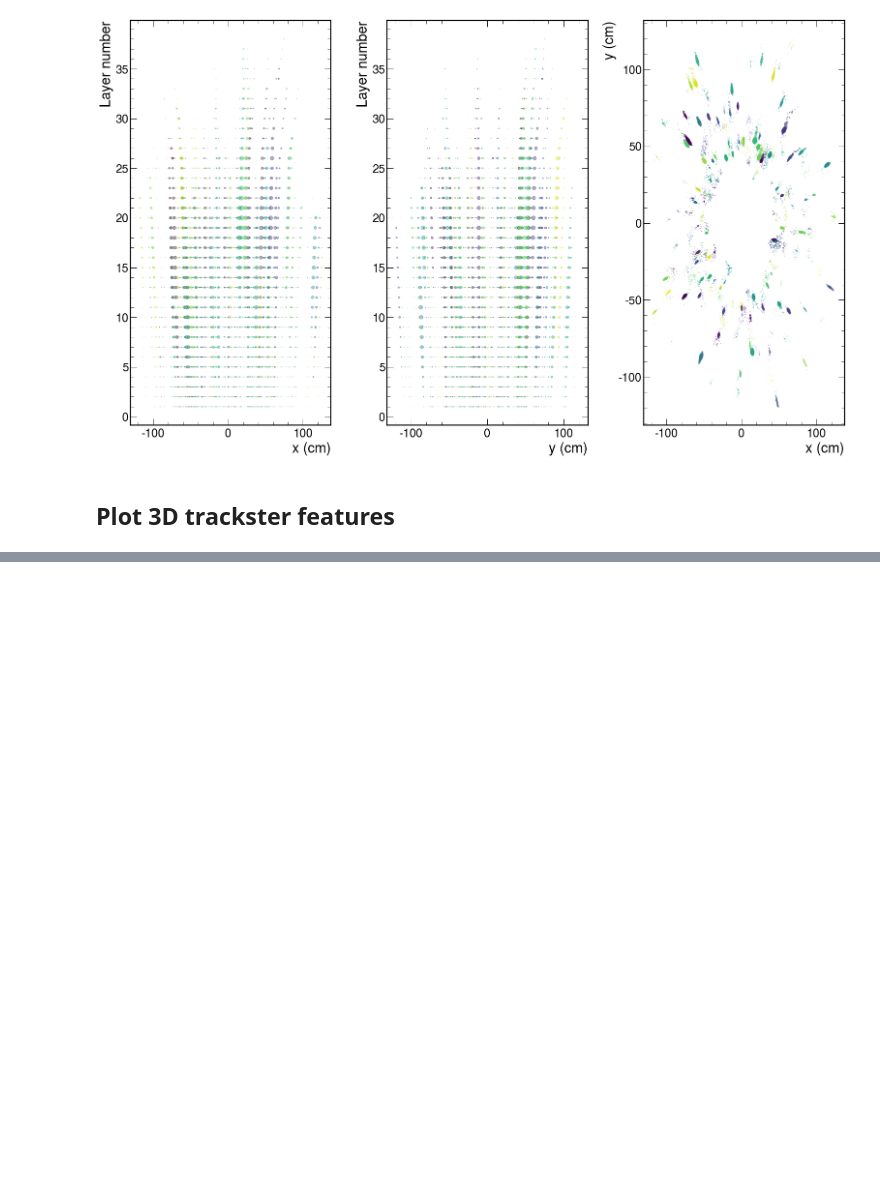
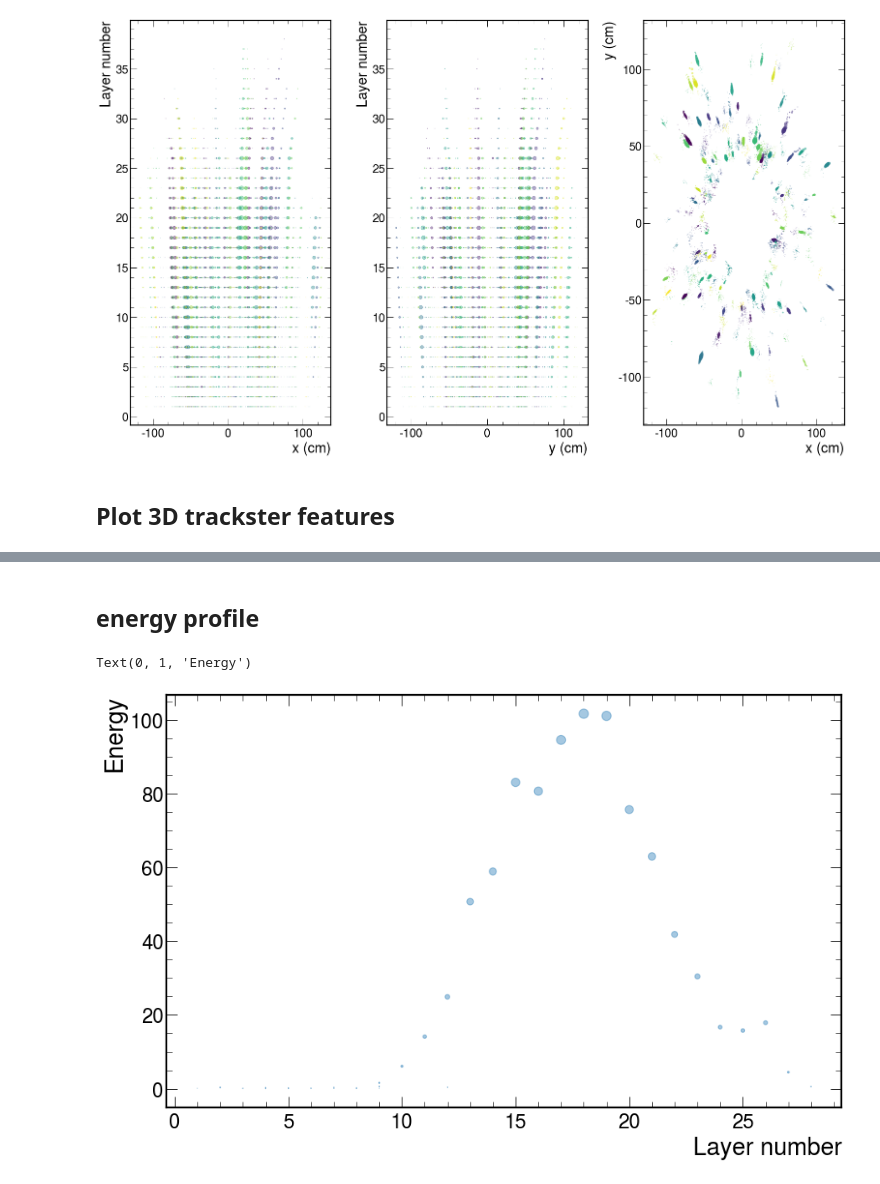
Before and after one commit to acappati/HGCalReco_scripts, a Jupyter notebook: Visualization_pho-pi_files.ipynb, the cells around one changed output, grey strips where cells are left out. Drawn from its saved outputs; the diff is of its cells as text; code cells hidden in the pictures; blank space fills up the shorter version.

```diff
--- a/Visualization_pho-pi_files.ipynb
+++ b/Visualization_pho-pi_files.ipynb
@@ -285,0 +313,28 @@ No artists with labels found to put in legend.  Note that artists whose label st
+# %% [markdown]
+## energy profile
+# %%
+#evt = 12   # FIXME
+
+fig, ax = plt.subplots(1,1, figsize=(13,8), dpi=80)
+
+#dataofinterest_pho = data_list_pho[evt]
+
+
+# loop over all the events
+#for ins in loadfile_pho:
+
+#    if n!= 3 :
+#        continue  #how to take only one certain element?
+
+#    sample = ins.clus2d_feat
+
+
+# stupid way
+sample = loadfile_pho[75].clus2d_feat
+
+ax.scatter(sample[:,5],sample[:,3],s=sample[:,3], alpha=0.4)
+ax.set_xlabel('Layer number')
+ax.set_ylabel('Energy')
+# %% [output]
+Text(0, 1, 'Energy')
+[figure, added]
```
Also changed, not shown: parts of 8 cells of this notebook.
